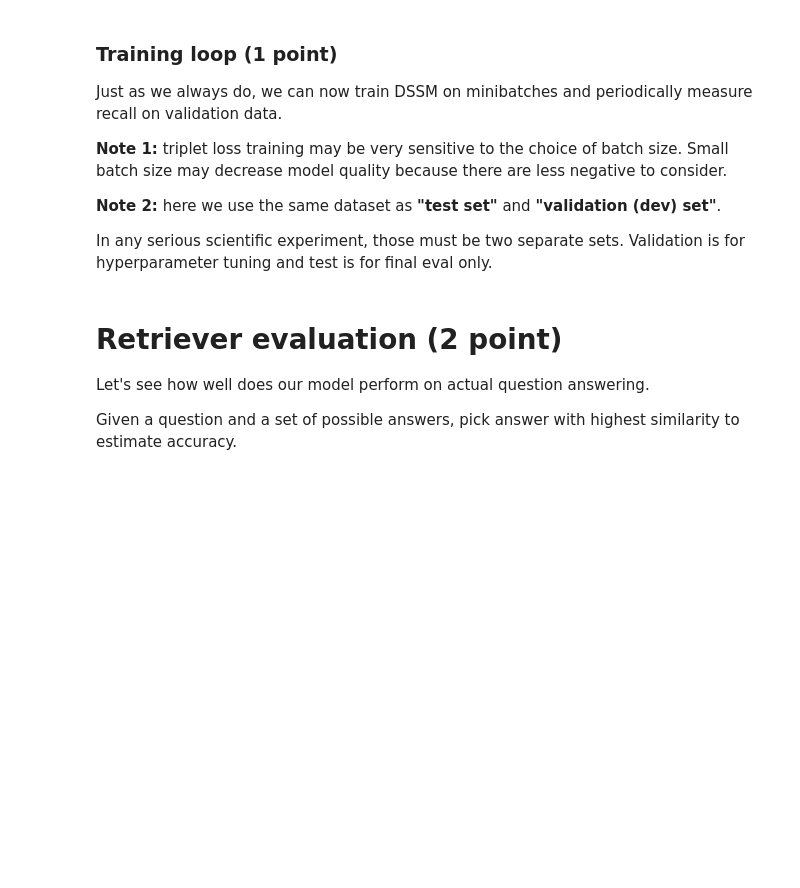
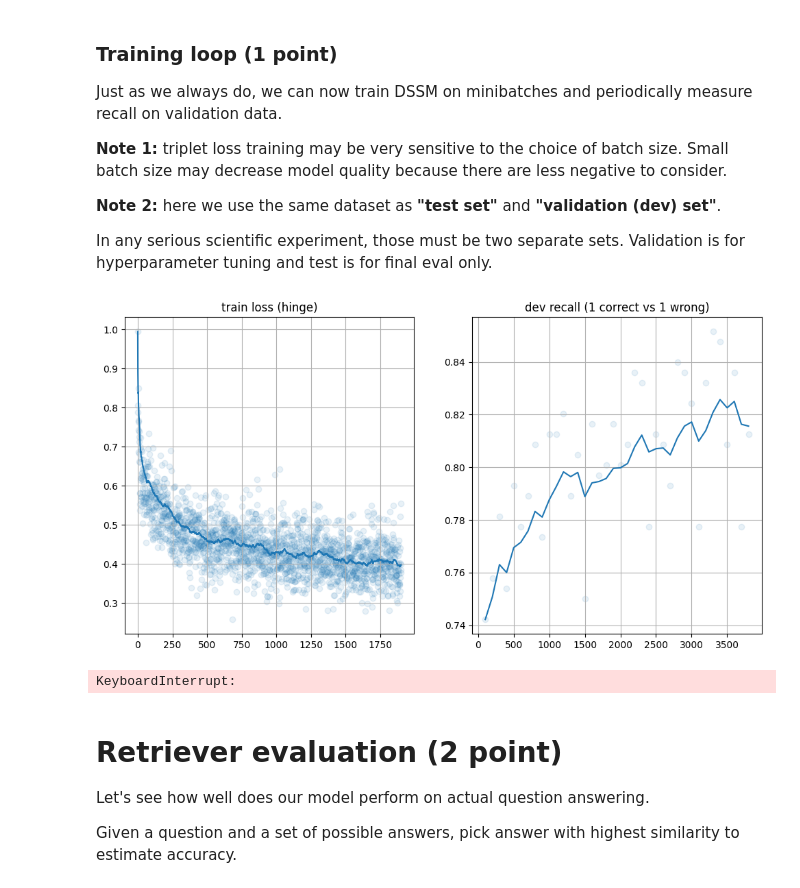
Before and after one commit to Lizavetka99/nlp_course, a Jupyter notebook: week09_retrieval/practice.ipynb, the cells around one changed output. Drawn from its saved outputs; the diff is of its cells as text; code cells hidden in the pictures; blank space fills up the shorter version.

```diff
--- a/week09_retrieval/practice.ipynb
+++ b/week09_retrieval/practice.ipynb
@@ -317,6 +317,7 @@ def get_recall(questions, correct_answers, wrong_answers):
     correct_is_closer = similarity(v_questions, v_correct) > similarity(v_questions, v_incorrect)
 
     recall = torch.mean(correct_is_closer.to(torch.float32)).item()
+    return recall
 # %%
 # make sure it works
 get_recall(**dummy_batch)
@@ -338,8 +341,11 @@ from tqdm import tqdm
 
 
 # Initialize model, optimizers, anything else you want
-<YOUR CODE HERE>
+device = torch.device("cuda" if torch.cuda.is_available() else "cpu")
 
+question_vectorizer.to(device)
+answer_vectorizer.to(device)
+optimizer = torch.optim.Adam(list(question_vectorizer.parameters()) + list(answer_vectorizer.parameters()), lr=1e-3)
 
 ewma = lambda x, span: pd.DataFrame({'x': x})['x'].ewm(span=span).mean().values
 dev_batches = iterate_minibatches(test, batch_size=256, cycle=True)
@@ -347,35 +353,48 @@ loss_history = []
 dev_recall_history = []
 # %%
 # infinite training loop. Stop it manually or implement early stopping
+question_vectorizer.train(True)
+answer_vectorizer.train(True)
 
 for batch in iterate_minibatches(train, batch_size=256, cycle=True):
 
     # Perform one training step
-    <YOUR CODE>
+    v_questions = question_vectorizer(list(batch['questions']))
+    v_correct   = answer_vectorizer(list(batch['correct_answers']))
+    v_incorrect = answer_vectorizer(list(batch['wrong_answers']))
 
+    loss_v = compute_loss(v_questions, v_correct, v_incorrect, delta=1.0)
+    loss = loss_v.mean()
+    optimizer.zero_grad()
+    loss.backward()
+    optimizer.step()
 
-    loss_t = <...>
+    loss_t = loss.item()
     loss_history.append(float(loss_t))
 
     if len(loss_history) % 50 == 0:
         # measure dev recall = P(correct_is_closer_than_wrong | q, a+, a-)
         dev_batch = next(dev_batches)
 
-        recall_t = <COMPUTE RECALL HERE>
+        with torch.no_grad():
+            recall_t = get_recall(**dev_batch)
 
         dev_recall_history.append(recall_t)
 
     if len(loss_history) % 50 == 0:
         clear_output(True)
         plt.figure(figsize=[12, 6])
         plt.subplot(1, 2, 1), plt.title('train loss (hinge)'), plt.grid()
         plt.scatter(np.arange(len(loss_history)), loss_history, alpha=0.1)
         plt.plot(ewma(loss_history, span=100))
         plt.subplot(1, 2, 2), plt.title('dev recall (1 correct vs 1 wrong)'), plt.grid()
         dev_time = np.arange(1, len(dev_recall_history) + 1) * 100
         plt.scatter(dev_time, dev_recall_history, alpha=0.1)
         plt.plot(dev_time, ewma(dev_recall_history, span=10))
         plt.show()
+# %% [output]
+[figure, added]
+KeyboardInterrupt:
 # %%
 print("Mean recall:", np.mean(dev_recall_history[-10:]))
 assert np.mean(dev_recall_history[-10:]) > 0.85, "Please train for at least 85% recall on test set. "\
```
Also changed, not shown: parts of 1 cell of this notebook.
